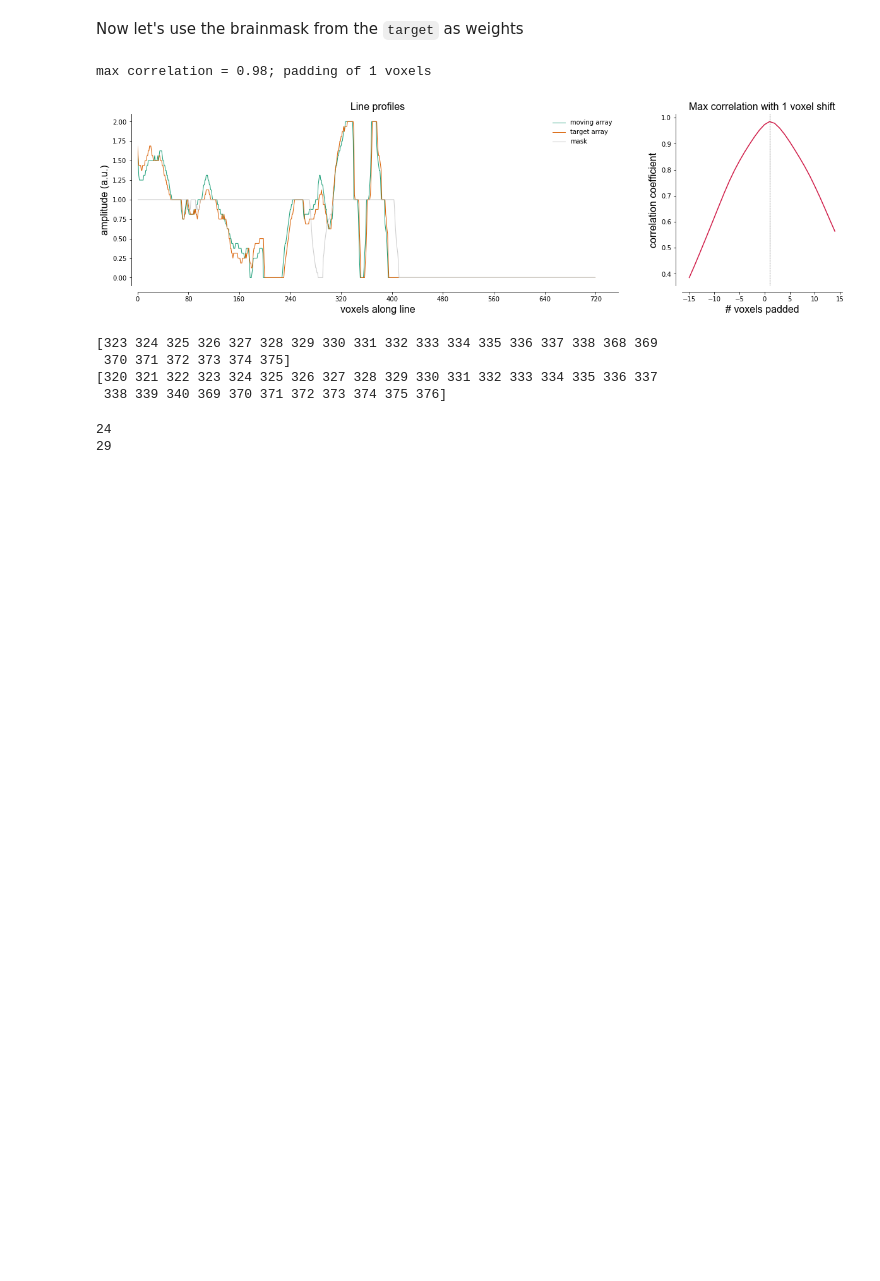
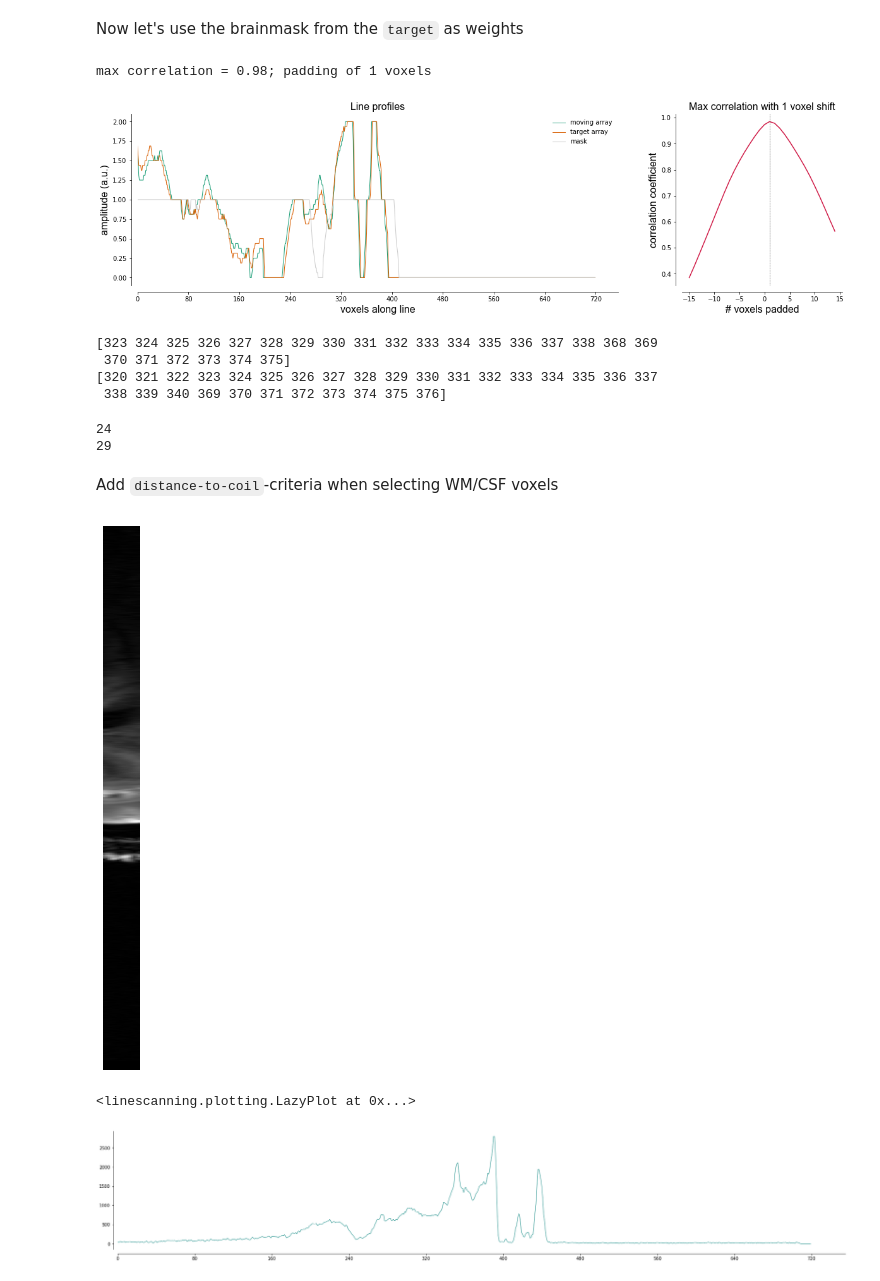
Before and after one commit to spinoza-centre/pRFline, a Jupyter notebook: notebooks/misc/alignment.ipynb, the cells around one changed output. Saved outputs shown, nothing was run; the diff lists cells and outputs as text; code cells hidden in the pictures; blank space fills up the shorter version.

Commit message:
add distance-from-coil criteria (#11)

```diff
--- a/notebooks/misc/alignment.ipynb
+++ b/notebooks/misc/alignment.ipynb
@@ -249,3 +256,18 @@ print(len(aligner.target_gm_voxels))
 # %% [output]
 24
 29
+# %% [markdown]
+Add `distance-to-coil`-criteria when selecting WM/CSF voxels
+# %%
+ref1 = run4.acomp.segmentations_in_beam[run4.subject]['ref']
+
+fig,axs = plt.subplots(figsize=(5,10))
+axs.imshow(ref1, cmap='Greys_r', aspect=1/3)
+axs.axis('off')
+plt.show()
+
+plotting.LazyPlot(ref1.mean(axis=1))
+# %% [output]
+[figure, added]
+<linescanning.plotting.LazyPlot at 0x...>
+[figure, added]
```
Also changed, not shown: parts of 7 cells of this notebook.
